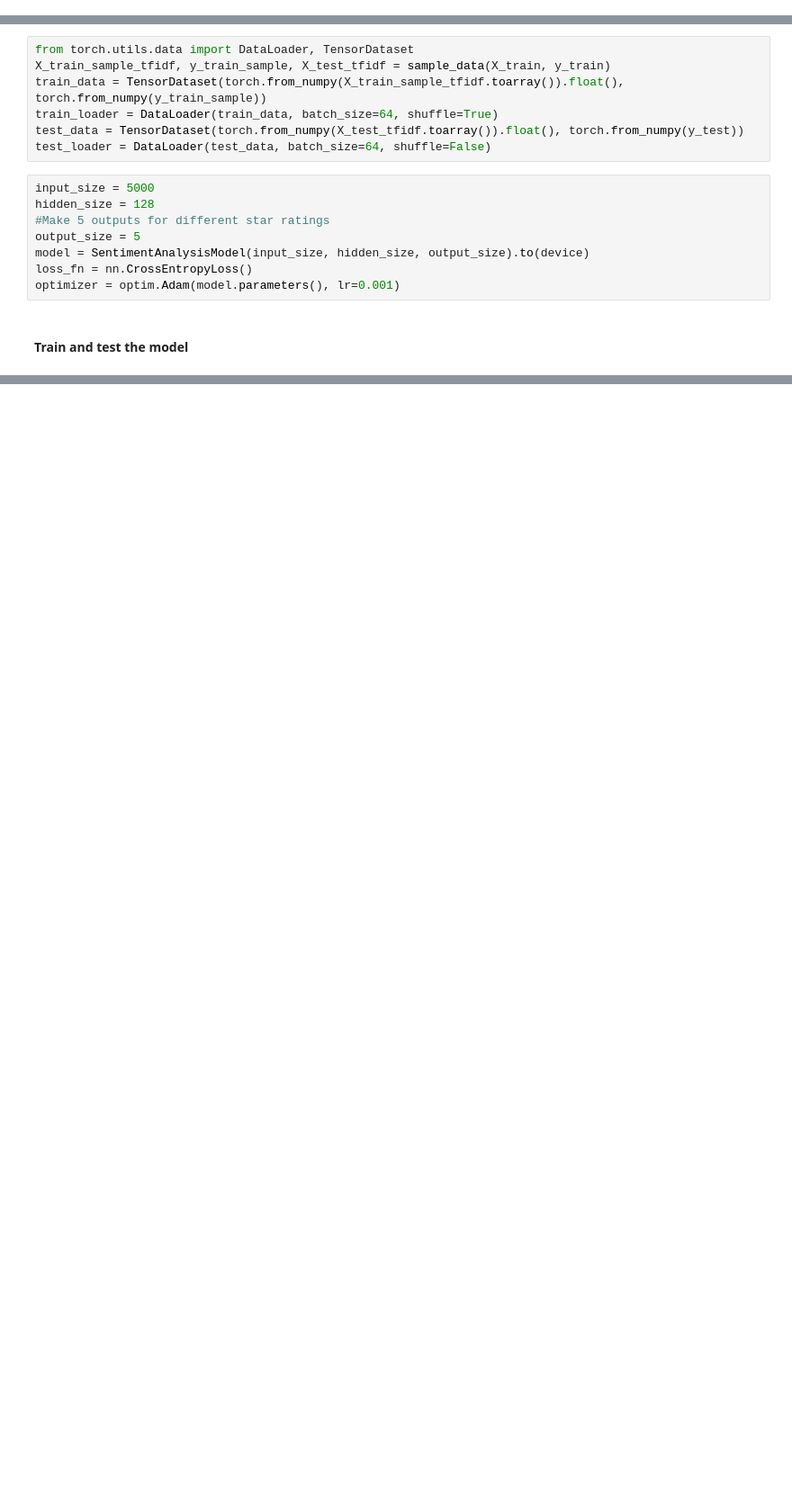
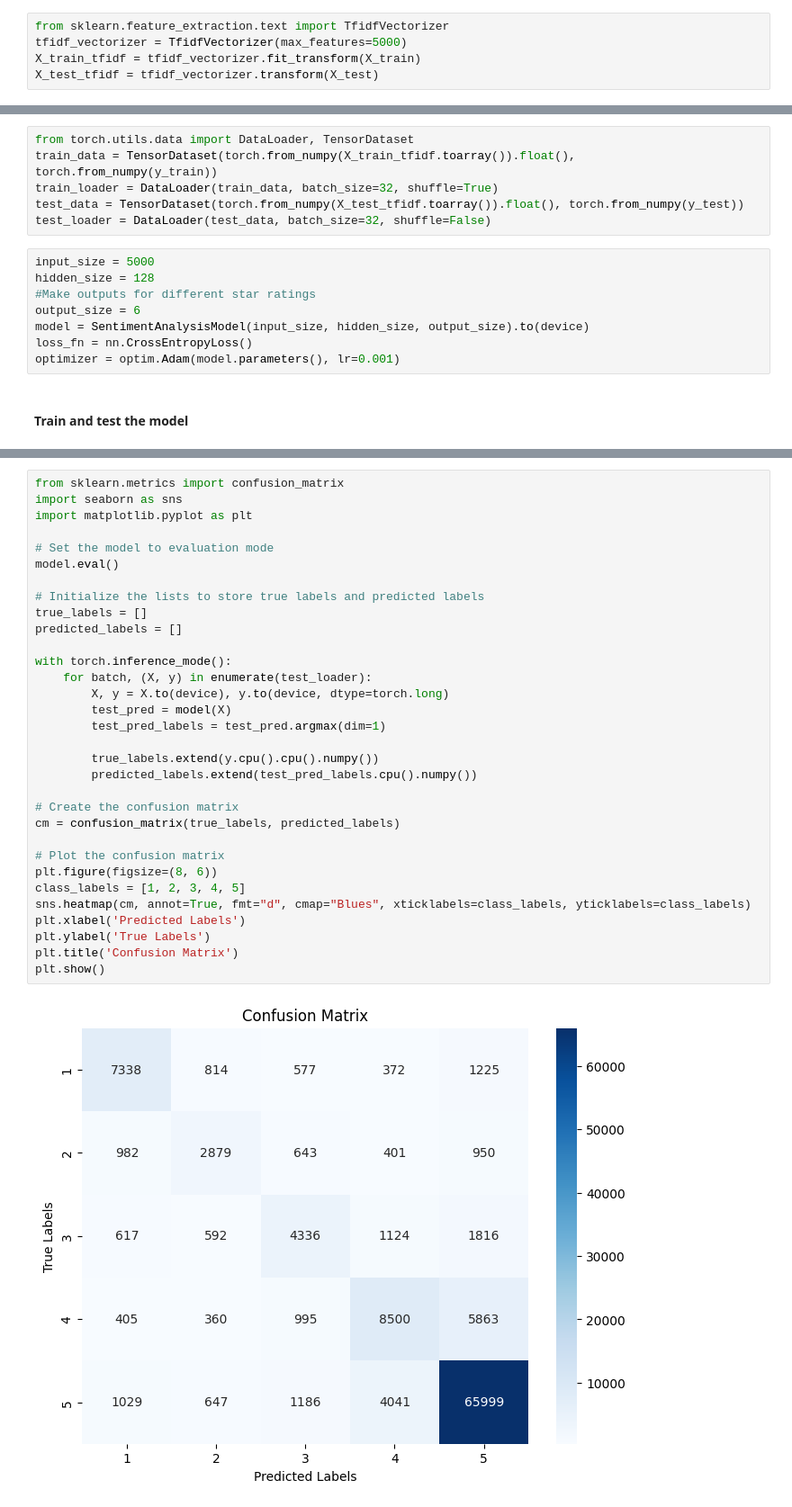
Before and after one commit to toconn23/Intro_to_AI_Amazon_review_analysis, a Jupyter notebook: project_report2.ipynb, the cells around one changed output, grey strips where cells are left out. Shown: that part at 90% size. Saved outputs shown, nothing was run; the diff lists cells and outputs as text; blank space fills up the shorter version.

```diff
--- a/project_report2.ipynb
+++ b/project_report2.ipynb
@@ -113,3 +113,8 @@ def sample_data(X_train, y_train, sample_size=440000):
+# %%
+from sklearn.feature_extraction.text import TfidfVectorizer
+tfidf_vectorizer = TfidfVectorizer(max_features=5000)
+X_train_tfidf = tfidf_vectorizer.fit_transform(X_train)
+X_test_tfidf = tfidf_vectorizer.transform(X_test)
 # %% [markdown]
 ### Make model
 # %%
@@ -131,16 +136,15 @@ class SentimentAnalysisModel(nn.Module):
 ### Make DataLoader
 # %%
 from torch.utils.data import DataLoader, TensorDataset
-X_train_sample_tfidf, y_train_sample, X_test_tfidf = sample_data(X_train, y_train)
-train_data = TensorDataset(torch.from_numpy(X_train_sample_tfidf.toarray()).float(), torch.from_numpy(y_train_sample))
-train_loader = DataLoader(train_data, batch_size=64, shuffle=True)
+train_data = TensorDataset(torch.from_numpy(X_train_tfidf.toarray()).float(), torch.from_numpy(y_train))
+train_loader = DataLoader(train_data, batch_size=32, shuffle=True)
 test_data = TensorDataset(torch.from_numpy(X_test_tfidf.toarray()).float(), torch.from_numpy(y_test))
-test_loader = DataLoader(test_data, batch_size=64, shuffle=False)
+test_loader = DataLoader(test_data, batch_size=32, shuffle=False)
 # %%
 input_size = 5000
 hidden_size = 128
-#Make 5 outputs for different star ratings
-output_size = 5
+#Make outputs for different star ratings
+output_size = 6
 model = SentimentAnalysisModel(input_size, hidden_size, output_size).to(device)
 loss_fn = nn.CrossEntropyLoss()
 optimizer = optim.Adam(model.parameters(), lr=0.001)
@@ -195,0 +222,34 @@ Epoch [10/10], Train_Loss: 0.0138, Train_Acc: 0.9969, Test_Loss: 0.4127, Test_Ac
+# %%
+from sklearn.metrics import confusion_matrix
+import seaborn as sns
+import matplotlib.pyplot as plt
+
+# Set the model to evaluation mode
+model.eval()
+
+# Initialize the lists to store true labels and predicted labels
+true_labels = []
+predicted_labels = []
+
+with torch.inference_mode():
+    for batch, (X, y) in enumerate(test_loader):
+        X, y = X.to(device), y.to(device, dtype=torch.long)
+        test_pred = model(X)
+        test_pred_labels = test_pred.argmax(dim=1)
+
+        true_labels.extend(y.cpu().cpu().numpy())
+        predicted_labels.extend(test_pred_labels.cpu().numpy())
+
+# Create the confusion matrix
+cm = confusion_matrix(true_labels, predicted_labels)
+
+# Plot the confusion matrix
+plt.figure(figsize=(8, 6))
+class_labels = [1, 2, 3, 4, 5]
+sns.heatmap(cm, annot=True, fmt="d", cmap="Blues", xticklabels=class_labels, yticklabels=class_labels)
+plt.xlabel('Predicted Labels')
+plt.ylabel('True Labels')
+plt.title('Confusion Matrix')
+plt.show()
+# %% [output]
+[figure, added]
```
Also changed, not shown: parts of 6 cells of this notebook.
